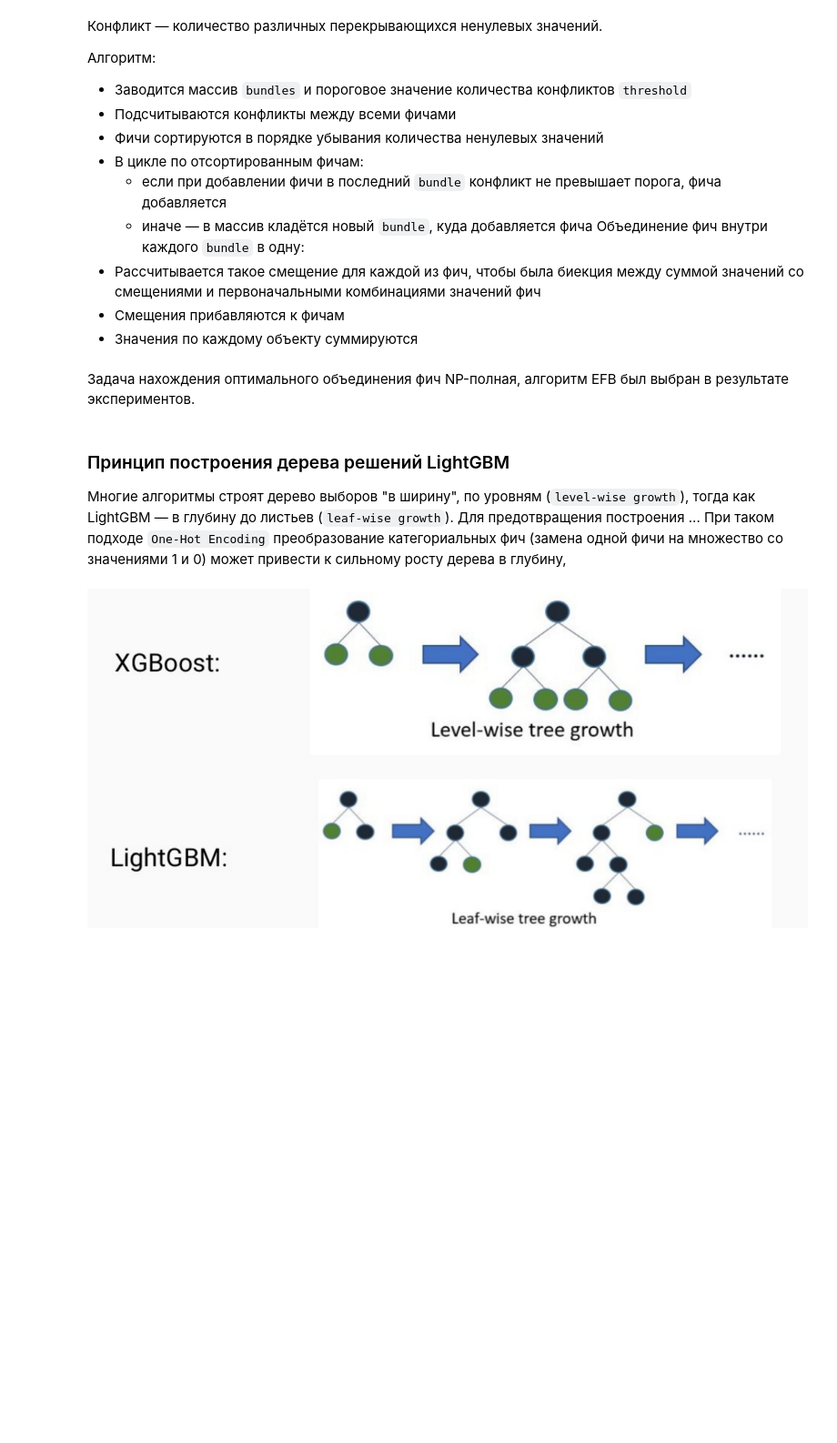
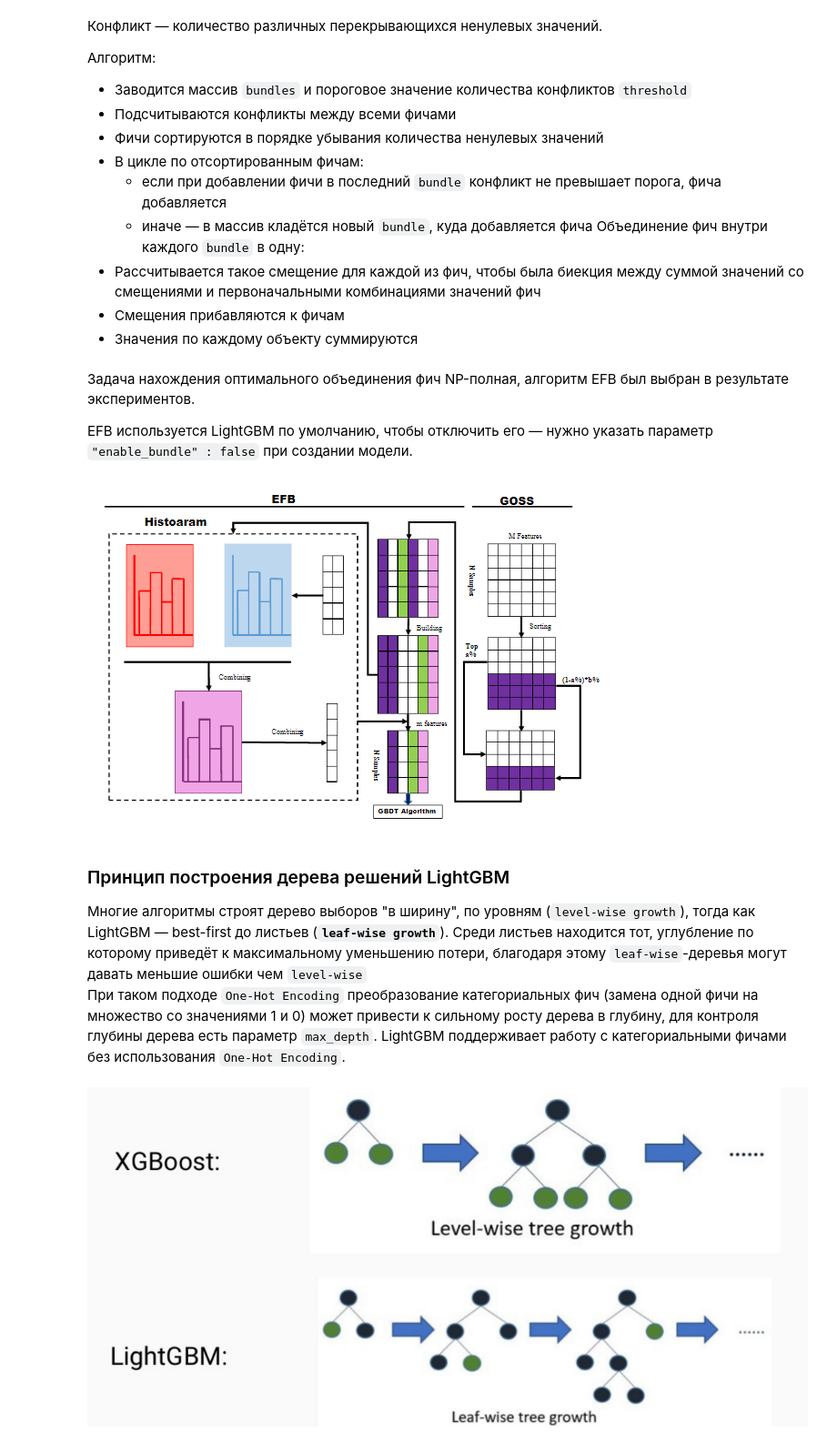
Before and after one commit to samstikhin/ml2023, a Jupyter notebook: 05-Boosting/4-LightGBM.ipynb, the cells around one changed output. Shown: that part at 91% size. Drawn from its saved outputs; the diff is of its cells as text; code cells hidden in the pictures; blank space fills up the shorter version.

Commit message:
Examples for LightGBM

```diff
--- a/05-Boosting/4-LightGBM.ipynb
+++ b/05-Boosting/4-LightGBM.ipynb
@@ -50,9 +48,16 @@ Image('images/efb.png')
 * Значения по каждому объекту суммируются
 # %% [markdown]
 Задача нахождения оптимального объединения фич NP-полная, алгоритм EFB был выбран в результате экспериментов.
+
+EFB используется LightGBM по умолчанию, чтобы отключить его — нужно указать параметр `"enable_bundle" : false` при создании модели.
+# %%
+Image('images/full_goss_efb.png')
+# %% [output]
+[figure, added]
 # %% [markdown]
 ### Принцип построения дерева решений LightGBM
-Многие алгоритмы строят дерево выборов "в ширину", по уровням (`level-wise growth`), тогда как LightGBM — в глубину до листьев (`leaf-wise growth`). Для предотвращения построения ... При таком подходе `One-Hot Encoding` преобразование категориальных фич (замена одной фичи на множество со значениями 1 и 0) может привести к сильному росту дерева в глубину,
+Многие алгоритмы строят дерево выборов "в ширину", по уровням (`level-wise growth`), тогда как LightGBM — best-first до листьев (**`leaf-wise growth`**). Среди листьев находится тот, углубление по которому приведёт к максимальному уменьшению потери, благодаря этому `leaf-wise`-деревья могут давать меньшие ошибки чем `level-wise`<br>
+При таком подходе `One-Hot Encoding` преобразование категориальных фич (замена одной фичи на множество со значениями 1 и 0) может привести к сильному росту дерева в глубину, для контроля глубины дерева есть параметр `max_depth`. LightGBM поддерживает работу с категориальными фичами без использования `One-Hot Encoding`.
 # %%
 Image('images/Lwise_growth.png')
 # %% [output]
```
Also changed, not shown: parts of 30 cells of this notebook, 1 other file.
